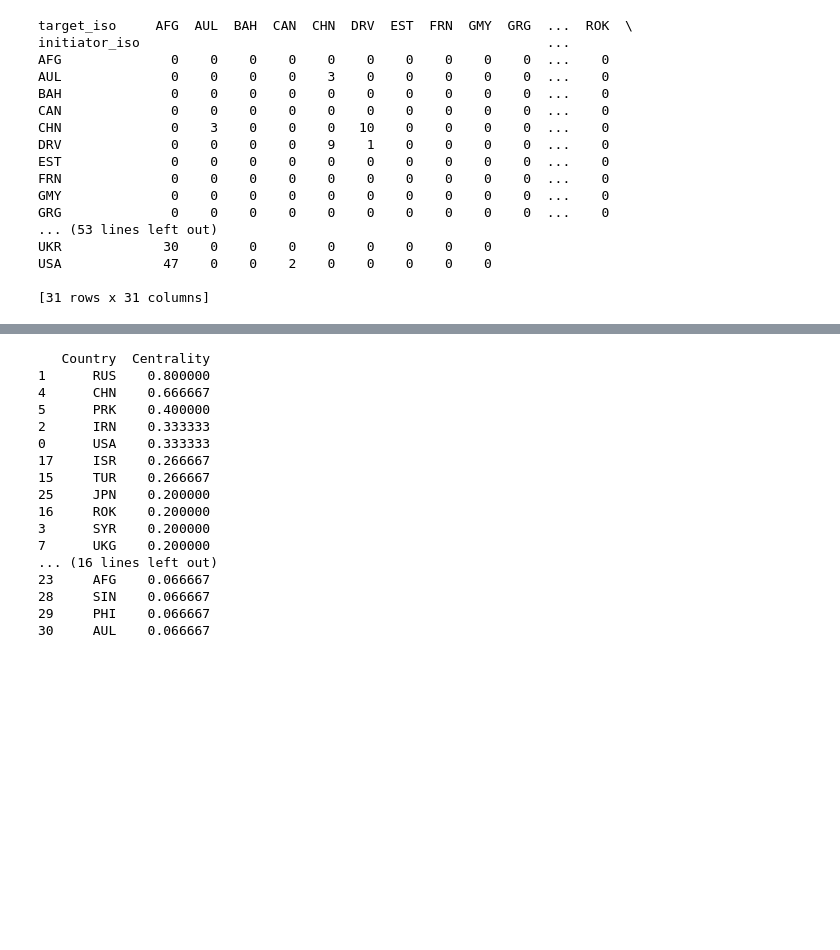
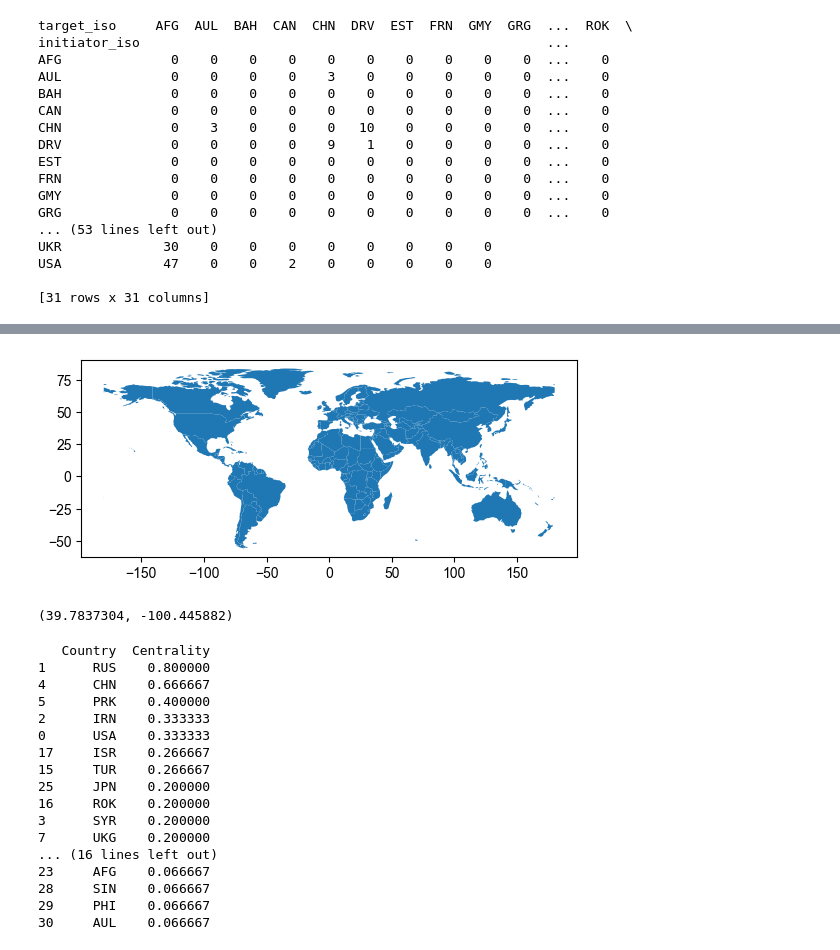
Before and after one commit to freinhard/dcid-sna, a Jupyter notebook: cyber-network.ipynb, the cells around one changed output, grey strips where cells are left out. Cells and saved outputs as stored; diff of their text form; code cells hidden in the pictures; blank space fills up the shorter version.

```diff
--- a/cyber-network.ipynb
+++ b/cyber-network.ipynb
@@ -92,3 +101,40 @@ plt.show()
+# %%
+# Show the network on a map
+# https://towardsdatascience.com/from-geojson-to-network-graph-analyzing-world-country-borders-in-python-ab81b5a8ce5a
+
+import geopandas as gpd
+plt.rcParams['font.family'] = 'Arial'
+
+world_map = gpd.read_file(gpd.datasets.get_path("naturalearth_lowres"))
+world_map = world_map[world_map['continent'] != 'Antarctica']
+world_map.plot()
+plt.show()
+
+world_map = world_map.set_index('iso_a3')
+
+# 1. Geocode the countries
+from geopy.geocoders import Nominatim
+geolocator = Nominatim(user_agent="dcid-sna")
+
+def geolocate(country):
+    loc = geolocator.geocode(country)
+    return (loc.latitude, loc.longitude)
+
+print(geolocate('USA'))
+
+# 2. Add the latitude and longitude to the graph
+
+# for node in G.nodes:
+#     country = labels[node]
+#     lat, lon = geolocate(country)
+#     G.nodes[node]['latitude'] = lat
+#     G.nodes[node]['longitude'] = lon
+# node_positions = {n: (d['longitude'], d['latitude']) for n, d in G.nodes(data=True)}
+
+# 3. Plot the network on the map
+# %% [output]
+[figure, added]
+(39.7837304, -100.445882)
 # %%
 centrality = nx.degree_centrality(G)
 centrality = pd.DataFrame(centrality.items(), columns=['Country', 'Centrality'])
```
Also changed, not shown: parts of 1 cell of this notebook.
